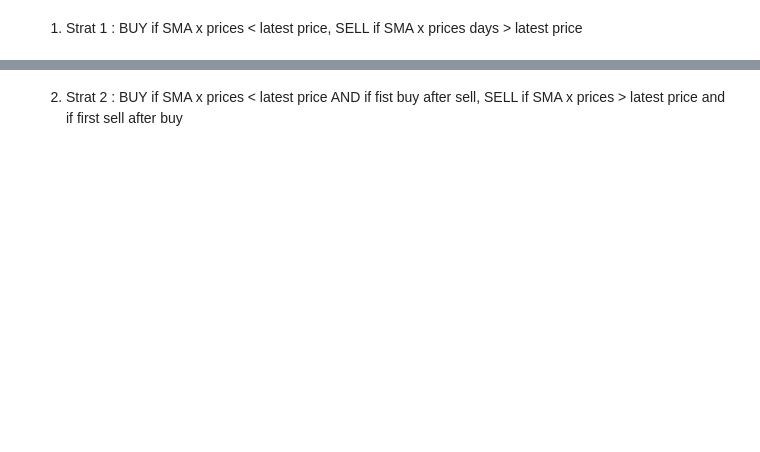
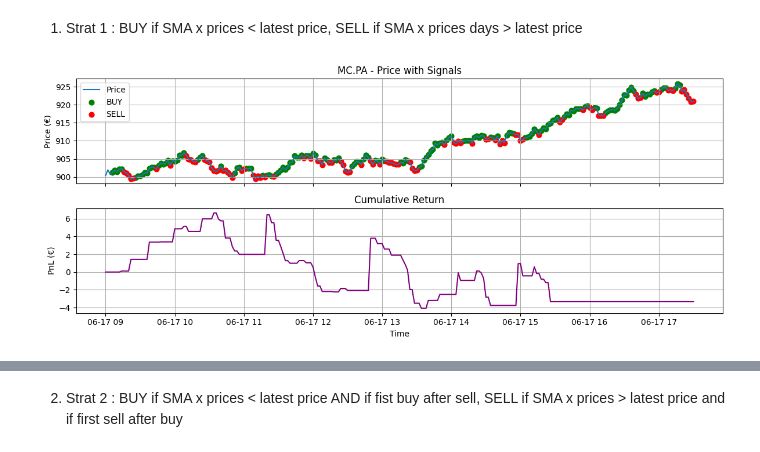
Before and after one commit to ALouise/trading-bot, a Jupyter notebook: notebooks/backtest_strategy_synthetic.ipynb, the cells around one changed output, grey strips where cells are left out. Drawn from its saved outputs; the diff is of its cells as text; code cells hidden in the pictures; blank space fills up the shorter version.

```diff
--- a/notebooks/backtest_strategy_synthetic.ipynb
+++ b/notebooks/backtest_strategy_synthetic.ipynb
@@ -12,5 +9,12 @@ df = load_data(filepath)
+# %%
+filepathBull = os.path.join(project_root, "data", "synthetic_intraday_history", "MCPA", "2025-06-17.csv")
+df_bull = load_data(filepathBull)
+filepathBear = os.path.join(project_root, "data", "synthetic_intraday_history", "MCPA", "2025-06-17_bearish.csv")
+df_bear = load_data(filepathBear)
 # %% [markdown]
 1. Strat 1 : BUY if SMA x prices < latest price, SELL if SMA  x prices days > latest price
 # %%
-df_strat1 = signals_sma_x(df, 3)
+df_strat1 = signals_sma_x(df_bull, 3)
 plot_signals(df_strat1, ticker="MC.PA")
+# %% [output]
+[figure, added]
```
Also changed, not shown: parts of 6 cells of this notebook, 1 other file.
